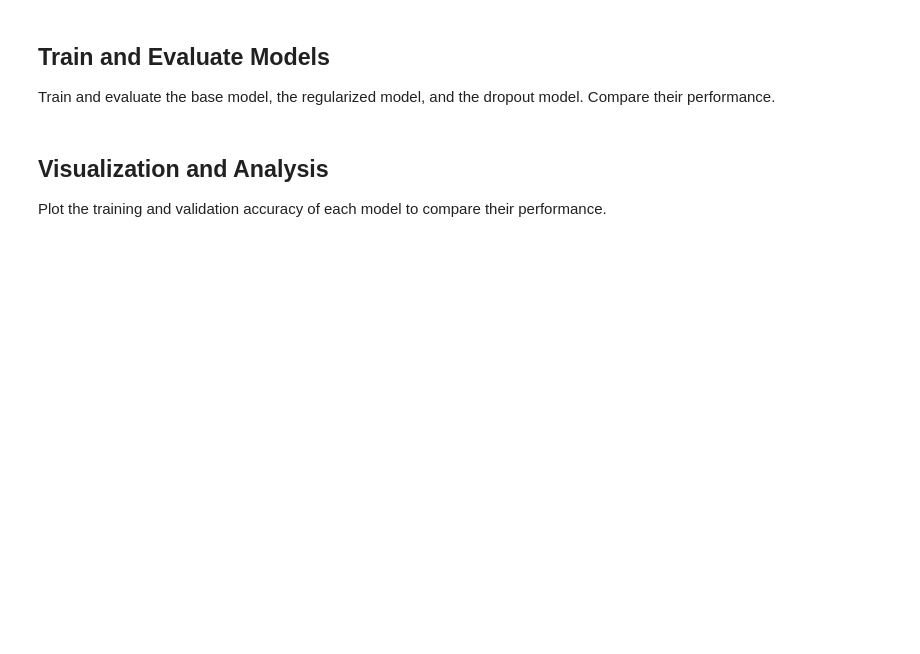
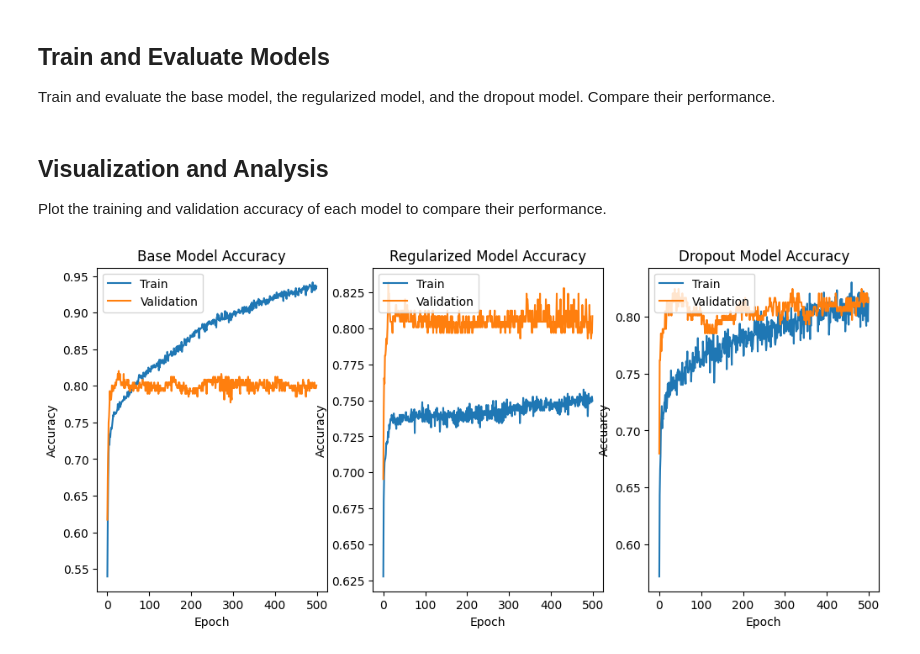
Before and after one commit to Rufshod/Deep-Learning-Alexander, a Jupyter notebook: Exercises/Regularization_ex_students.ipynb, the cells around one changed output. Saved outputs shown, nothing was run; the diff lists cells and outputs as text; code cells hidden in the pictures; blank space fills up the shorter version.

```diff
--- a/Exercises/Regularization_ex_students.ipynb
+++ b/Exercises/Regularization_ex_students.ipynb
@@ -51,7 +51,13 @@ from tensorflow.keras import regularizers
 # TASK: Modify this function to include L1 or L2 regularization
 def build_regularized_model(l1=0.01, l2=0.01):
     # Your code here to add L1/L2 regularization
-    pass  # Replace this with your implementation
+    model = tf.keras.models.Sequential([
+        tf.keras.layers.Dense(20, activation='relu', input_shape=(11,), kernel_regularizer=regularizers.l1_l2(l1=l1, l2=l2)),
+        tf.keras.layers.Dense(20, activation='relu', kernel_regularizer=regularizers.l1_l2(l1=l1, l2=l2)),
+        tf.keras.layers.Dense(1, activation='sigmoid')
+    ])
+    model.compile(optimizer="adam", loss="binary_crossentropy", metrics=["accuracy"])
+    return model
 # %% [markdown]
 ## Implement Dropout
 Incorporate Dropout into the neural network. Modify the build_base_model function to add Dropout layers after each hidden layer. hint: tf.keras.layers.Dropout
@@ -59,7 +65,16 @@ Incorporate Dropout into the neural network. Modify the build_base_model functio
 # TASK: Modify this function to include Dropout
 def build_dropout_model(dropout_rate=0.2):
     # Your code here to add Dropout
-    pass  # Replace this with your implementation
+    model = tf.keras.models.Sequential([
+        tf.keras.layers.Dense(20, activation='relu', input_shape=(11,)),
+        tf.keras.layers.Dropout(dropout_rate),
+        tf.keras.layers.Dense(20, activation='relu'),
+        tf.keras.layers.Dropout(dropout_rate),
+        tf.keras.layers.Dense(1, activation='sigmoid')
+    ])
+    model.compile(optimizer="adam", loss="binary_crossentropy", metrics=["accuracy"])
+
+    return model
 # %% [markdown]
 ## Train and Evaluate Models
 Train and evaluate the base model, the regularized model, and the dropout model. Compare their performance.
@@ -87,13 +102,37 @@ Plot the training and validation accuracy of each model to compare their perform
 # %%
 plt.figure(figsize=(12, 5))
 
 # Plot for base model
+plt.subplot(1, 3, 1)
+plt.plot(base_history.history['accuracy'])
+plt.plot(base_history.history['val_accuracy'])
+plt.title('Base Model Accuracy')
+plt.ylabel('Accuracy')
+plt.xlabel('Epoch')
+plt.legend(['Train', 'Validation'], loc='upper left')
 
 # Plot for regularized model
+plt.subplot(1, 3, 2)
+plt.plot(reg_history.history['accuracy'])
+plt.plot(reg_history.history['val_accuracy'])
+plt.title('Regularized Model Accuracy')
+plt.ylabel('Accuracy')
+plt.xlabel('Epoch')
+plt.legend(['Train', 'Validation'], loc='upper left')
 
 # Plot for dropout model
+plt.subplot(1,3,3)
+plt.plot(drop_history.history['accuracy'])
+plt.plot(drop_history.history['val_accuracy'])
+plt.title("Dropout Model Accuracy")
+plt.ylabel("Accuarcy")
+plt.xlabel("Epoch")
+plt.legend(["Train", "Validation"], loc="upper left")
+
 
 plt.show()
+# %% [output]
+[figure, added]
 # %% [markdown]
 ## Tasks and Questions
 1. Implement L1/L2 regularization and Dropout in the provided model structures.
```
Also changed, not shown: parts of 1 cell of this notebook, 1 other file.
